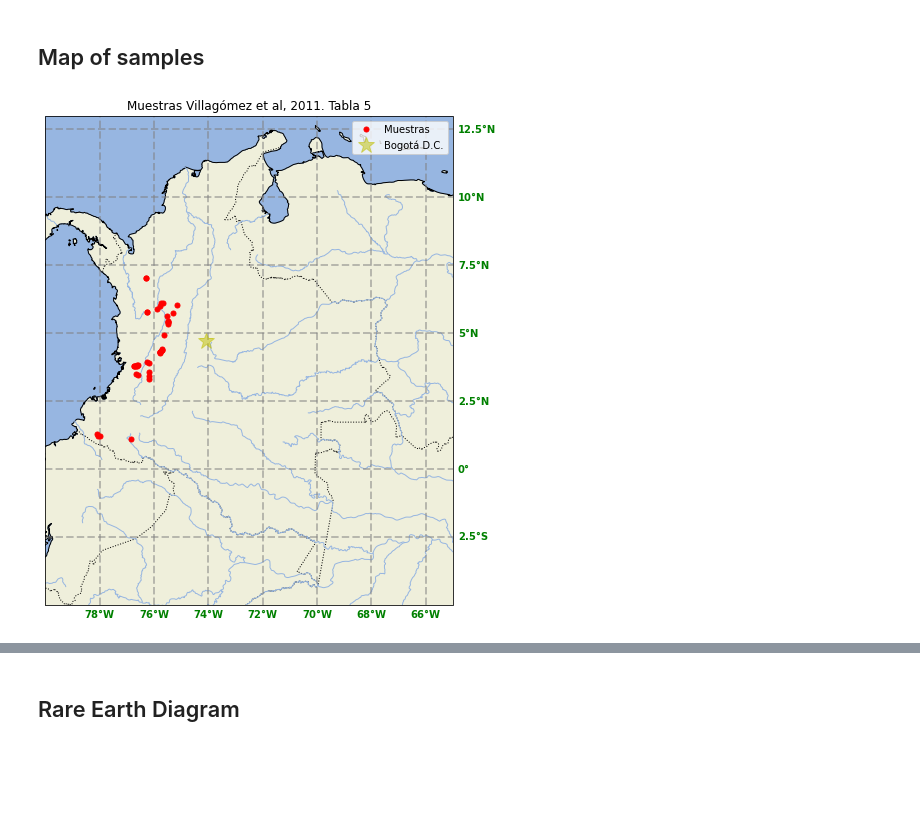
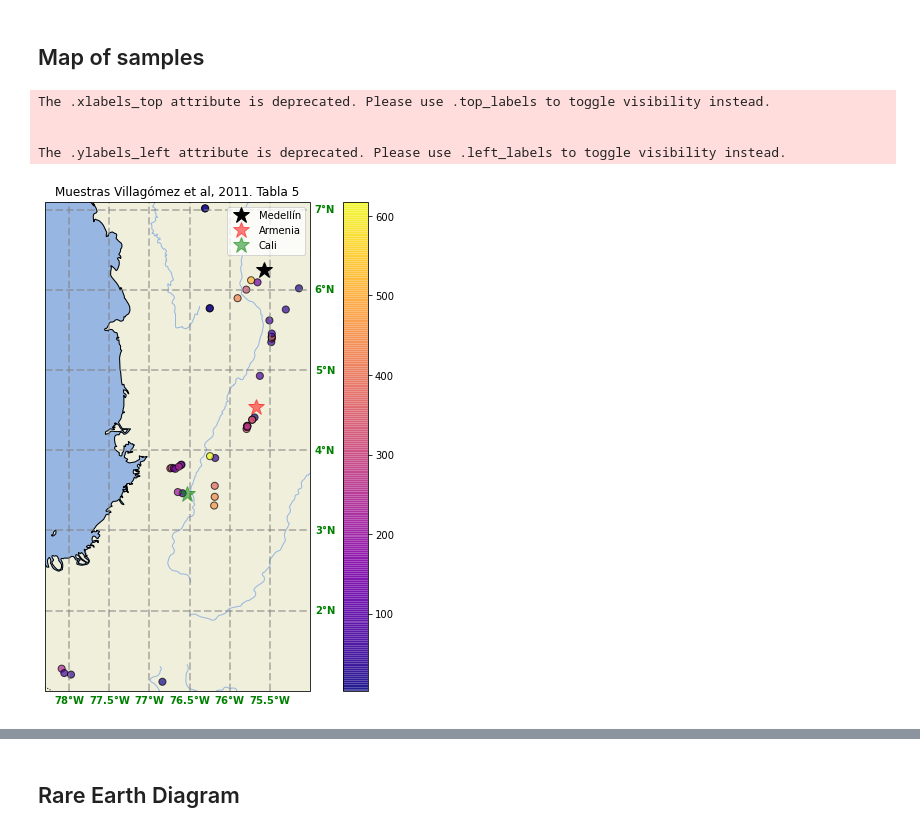
Before and after one commit to ieferreira/geological-menagerie, a Jupyter notebook: CordillerasDiagrams/cordillerasVisualization.ipynb, the cells around one changed output, grey strips where cells are left out. Drawn from its saved outputs; the diff is of its cells as text; code cells hidden in the pictures; blank space fills up the shorter version.

Commit message:
interactive visualization elements CordillerasDiagram

```diff
--- a/CordillerasDiagrams/cordillerasVisualization.ipynb
+++ b/CordillerasDiagrams/cordillerasVisualization.ipynb
@@ -100,36 +102,47 @@ map_osm
 # %%
-%matplotlib inline
-fig = plt.figure(figsize=(12,9))
-ax = fig.add_subplot(1,1,1,projection=ccrs.PlateCarree())
-ax.set_extent([-65, -80, -5, 13])
-#ax.set_extent([-73.8, -72.8, 6.3, 7.5])
-#ax.set_extent([-73.4, -72.8, 6.35, 6.9])
-#ax.set_extent([-73.2, -73.05, 6.75, 6.9])
+def plot_map(data, element="Cr"):
+    fig = plt.figure(figsize=(12,9))
+    ax = fig.add_subplot(1,1,1,projection=ccrs.PlateCarree())
+    ax.set_extent([-75, -78.3, 1, 7.1])
+    #ax.set_extent([-73.8, -72.8, 6.3, 7.5])
+    #ax.set_extent([-73.4, -72.8, 6.35, 6.9])
+    #ax.set_extent([-73.2, -73.05, 6.75, 6.9])
+    cmap = cm.get_cmap('plasma')
+    ax.coastlines()
+    im = ax.scatter(lons,lats, marker=".",c=data[element], s=200, alpha=0.7, cmap=cmap, edgecolors="black")
 
-ax.coastlines()
-ax.plot(lons,lats,'r.', markersize =10, label="Muestras")
+    gl = ax.gridlines(crs=ccrs.PlateCarree(), draw_labels=True,
+                      linewidth=2, color='gray', alpha=0.5, linestyle='--')
+    gl.xlabels_top = False
+    gl.ylabels_left = False
+    gl.xlabel_style = {'size': 15, 'color': 'green'}
+    gl.ylabel_style = {'size': 10, 'color': 'green'}
+    gl.xlabel_style = {'color': 'green', 'weight': 'bold'}
+    gl.ylabel_style = {'color': 'green', 'weight': 'bold'}
 
-gl = ax.gridlines(crs=ccrs.PlateCarree(), draw_labels=True,
-                  linewidth=2, color='gray', alpha=0.5, linestyle='--')
-gl.xlabels_top = False
-gl.ylabels_left = False
-gl.xlabel_style = {'size': 15, 'color': 'green'}
-gl.ylabel_style = {'size': 10, 'color': 'green'}
-gl.xlabel_style = {'color': 'green', 'weight': 'bold'}
-gl.ylabel_style = {'color': 'green', 'weight': 'bold'}
+    cali_lon, cali_lat = -76.5320, 3.4516
+    arme_lon, arme_lat = -75.6757, 4.5350
+    mede_lon, mede_lat = -75.5658, 6.2476
 
-bog_lon, bog_lat = -74.0721, 4.7110
+    ax.plot(mede_lon, mede_lat, 'k*', markersize=17,alpha=1, label='Medellín')
+    ax.plot(arme_lon, arme_lat, 'r*', markersize=17,alpha=0.5, label='Armenia')
+    ax.plot(cali_lon, cali_lat, 'g*', markersize=17,alpha=0.5, label='Cali')
 
-ax.plot(bog_lon, bog_lat, 'y*', markersize=17, alpha=0.5, label='Bogotá D.C.')
-
-ax.add_feature(cfeature.LAND)
-ax.add_feature(cfeature.OCEAN)
-ax.add_feature(cfeature.BORDERS, linestyle=':')
-ax.add_feature(cfeature.RIVERS)
-ax.legend()
-#coord1 = transFigure.transform(ax2.transAxes.transform([0,0]))
-ax.set_title("Muestras Villagómez et al, 2011. Tabla 5")
-
-plt.show()
+    ax.add_feature(cfeature.LAND)
+    ax.add_feature(cfeature.OCEAN)
+    ax.add_feature(cfeature.BORDERS, linestyle=':')
+    ax.add_feature(cfeature.RIVERS)
+    ax.legend()
+    #coord1 = transFigure.transform(ax2.transAxes.transform([0,0]))
+    ax.set_title("Muestras Villagómez et al, 2011. Tabla 5")
+    fig.colorbar(im)
+    plt.legend()
+    plt.show()
-# %% [output]
-[figure, removed]
+# %%
+plot_map(data)
+# %% [output]
+The .xlabels_top attribute is deprecated. Please use .top_labels to toggle visibility instead.
+
+
+The .ylabels_left attribute is deprecated. Please use .left_labels to toggle visibility instead.
+[figure, added]
```
Also changed, not shown: parts of 2 cells of this notebook.
